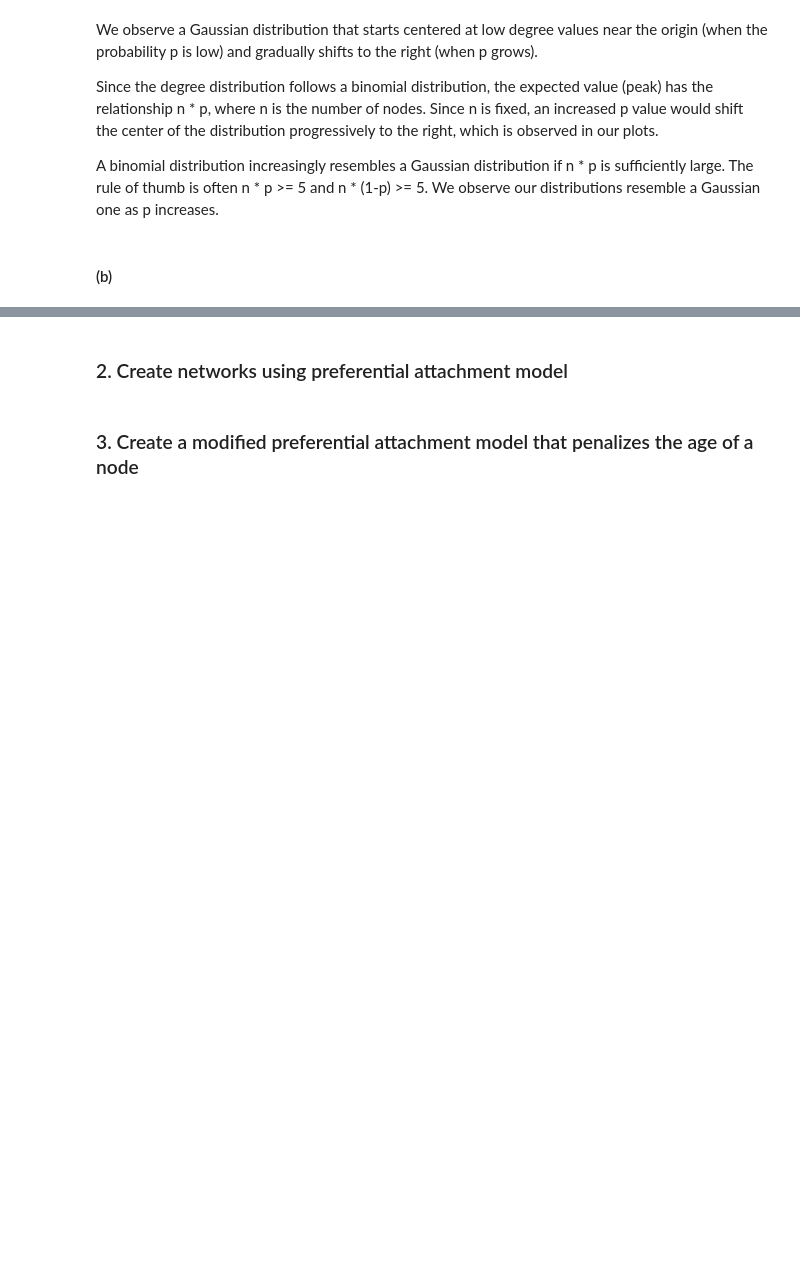
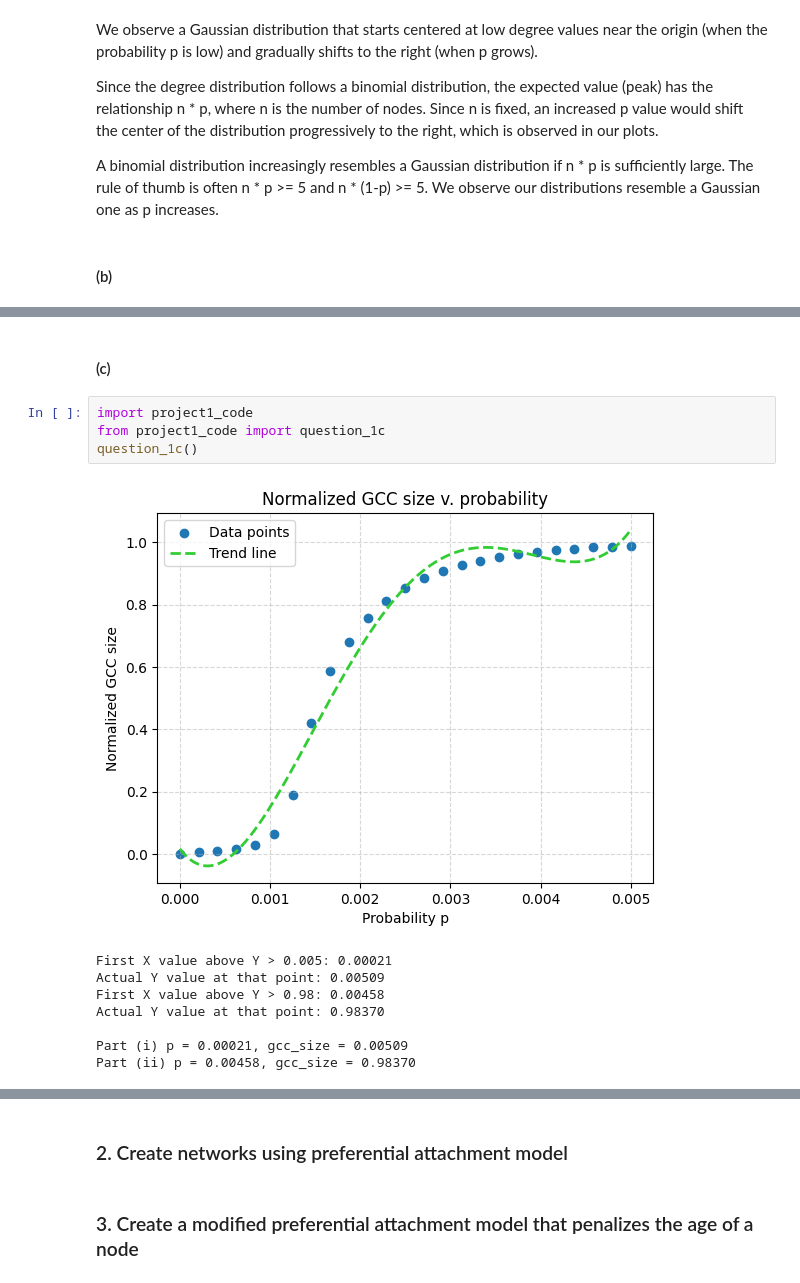
Before and after one commit to enoccer/ECE232E_repo, a Jupyter notebook: Project1/project1.ipynb, the cells around one changed output, grey strips where cells are left out. Drawn from its saved outputs; the diff is of its cells as text; blank space fills up the shorter version.

Commit message:
Finished draft of Part 1, Question 1 a-d.

```diff
--- a/Project1/project1.ipynb
+++ b/Project1/project1.ipynb
@@ -62,0 +68,15 @@ p=0.100 P(conn)~1.00 avg GCC frac~1.00
+# %% [markdown]
+#### (c)
+# %%
+import project1_code
+from project1_code import question_1c
+question_1c()
+# %% [output]
+[figure, added]
+First X value above Y > 0.005: 0.00021
+Actual Y value at that point: 0.00509
+First X value above Y > 0.98: 0.00458
+Actual Y value at that point: 0.98370
+
+Part (i) p = 0.00021, gcc_size = 0.00509
+Part (ii) p = 0.00458, gcc_size = 0.98370
```
Also changed, not shown: parts of 12 cells of this notebook, 1 other file.
